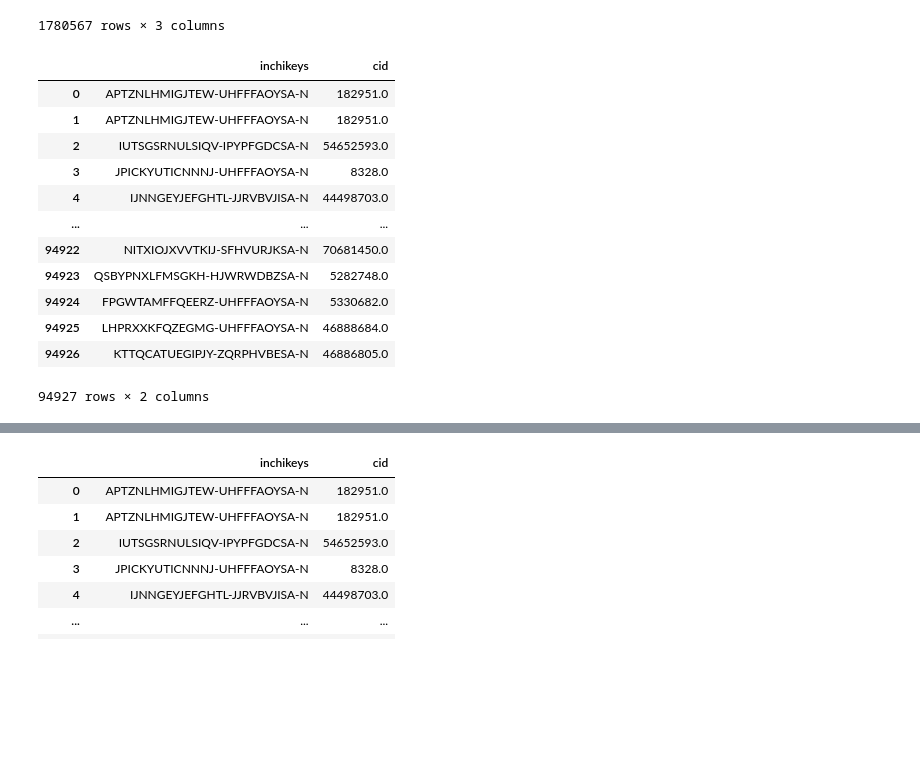
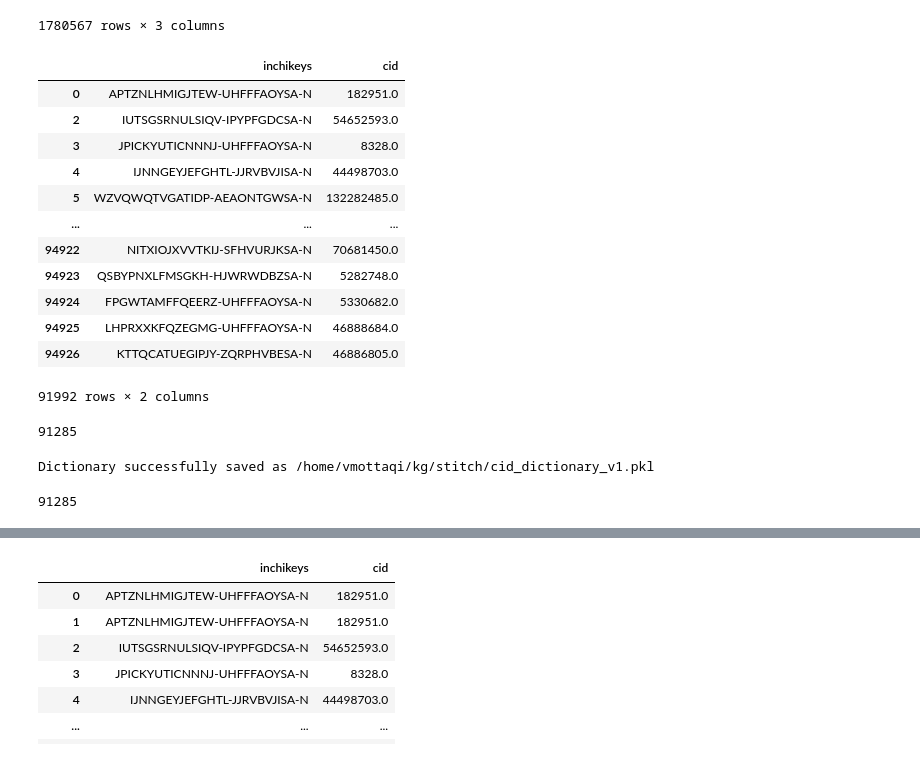
Before and after one commit to mmottaqii/KG-DrugDiscovery, a Jupyter notebook: scripts/kg_preprocessing.ipynb, the cells around one changed output, grey strips where cells are left out. Drawn from its saved outputs; the diff is of its cells as text; code cells hidden in the pictures; blank space fills up the shorter version.

```diff
--- a/scripts/kg_preprocessing.ipynb
+++ b/scripts/kg_preprocessing.ipynb
@@ -2492,19 +2658,21 @@ df1
 | 1780566 | ZZZRUAITSXLWBH-CSYJEMQYSA-N | ZZZRUAITSXLWBH-PGBZFOFMSA-N | 1.000 |
 1780567 rows × 3 columns
 # %%
-df2 = pd.read_csv("/home/vmottaqi/kg/stitch/cpd_cpd_biotque/keys_CID_chemchecker_feb11.txt", sep='\t')
-df2
+df = pd.read_csv("/home/vmottaqi/kg/stitch/cpd_cpd_biotque/keys_CID_chemchecker_feb11.txt", sep='\t')
+df.dropna(inplace=True)
+df.drop_duplicates(inplace=True)
+df
 # %% [output]
 |  | inchikeys | cid |
 | 0 | APTZNLHMIGJTEW-UHFFFAOYSA-N | 182951.0 |
-| 1 | APTZNLHMIGJTEW-UHFFFAOYSA-N | 182951.0 |
 | 2 | IUTSGSRNULSIQV-IPYPFGDCSA-N | 54652593.0 |
 | 3 | JPICKYUTICNNNJ-UHFFFAOYSA-N | 8328.0 |
 | 4 | IJNNGEYJEFGHTL-JJRVBVJISA-N | 44498703.0 |
+| 5 | WZVQWQTVGATIDP-AEAONTGWSA-N | 132282485.0 |
 | ... | ... | ... |
 | 94922 | NITXIOJXVVTKIJ-SFHVURJKSA-N | 70681450.0 |
 | 94923 | QSBYPNXLFMSGKH-HJWRWDBZSA-N | 5282748.0 |
 | 94924 | FPGWTAMFFQEERZ-UHFFFAOYSA-N | 5330682.0 |
 | 94925 | LHPRXXKFQZEGMG-UHFFFAOYSA-N | 46888684.0 |
 | 94926 | KTTQCATUEGIPJY-ZQRPHVBESA-N | 46886805.0 |
-94927 rows × 2 columns
+91992 rows × 2 columns
@@ -2510,0 +2695,4 @@ df2
+# %%
+len(cid_dict)
+# %% [output]
+91285
@@ -2510,0 +2701,17 @@ df2
+# %%
+import pickle
+
+# Define output file name
+output_file = "/home/vmottaqi/kg/stitch/cid_dictionary_v1.pkl"
+
+# Save the dictionary as a pickle file
+with open(output_file, "wb") as f:
+    pickle.dump(cid_dict, f)
+
+print(f"Dictionary successfully saved as {output_file}")
+# %% [output]
+Dictionary successfully saved as /home/vmottaqi/kg/stitch/cid_dictionary_v1.pkl
+# %%
+len(cid_dict)
+# %% [output]
+91285
```
Also changed, not shown: parts of 73 cells of this notebook.
